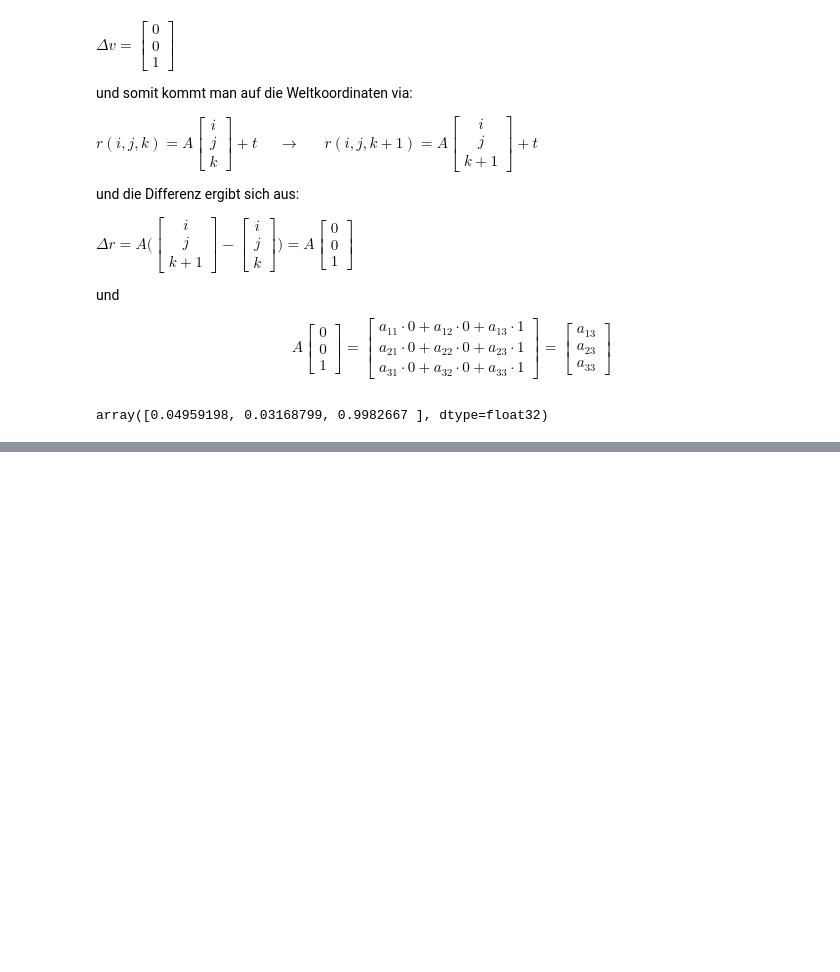
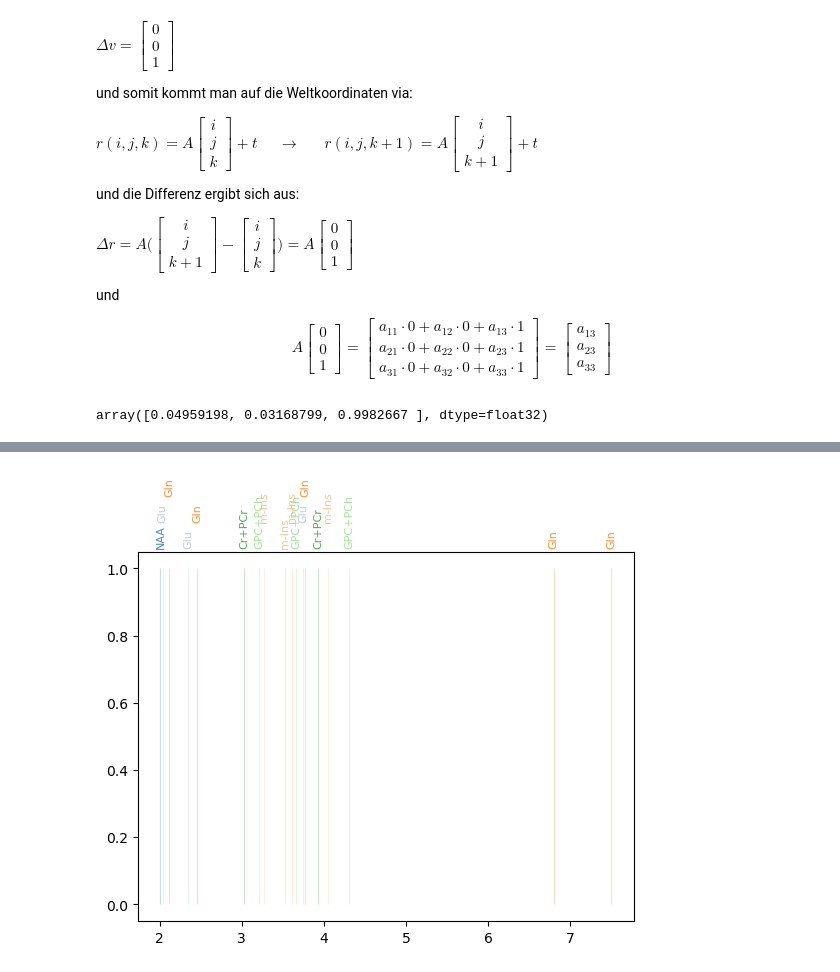
Before and after one commit to MRSI-HFMR-Group-Vienna/Synthetic_MRSI, a Jupyter notebook: code/Untitled.ipynb, the cells around one changed output, grey strips where cells are left out. Cells and saved outputs as stored; diff of their text form; code cells hidden in the pictures; blank space fills up the shorter version.

```diff
--- a/code/Untitled.ipynb
+++ b/code/Untitled.ipynb
@@ -189,0 +236,57 @@ array([0.04959198, 0.03168799, 0.9982667 ], dtype=float32)
+# %%
+import matplotlib.pyplot as plt
+import numpy as np
+
+ax = plt.gca()
+
+metabs = list(data["metabolites"].keys())
+cmap = plt.get_cmap("tab20")
+color_map = {m: cmap(i % cmap.N) for i, m in enumerate(metabs)}
+
+# --- your vlines ---
+y0, y1 = ax.get_ylim()
+ymin, ymax = (y0, y1) if y0 < y1 else (y1, y0)
+
+labels = []  # collect (x, text, kwargs)
+for m in metabs:
+    ppms = data["metabolites"][m]["ppm"]
+    col = color_map[m]
+
+    ax.vlines(ppms, ymin=ymin, ymax=ymax,
+              colors=col, lw=0.8, alpha=0.25, zorder=0,
+              label="_nolegend_")
+
+    for x in ppms:
+        labels.append((x, m, dict(color=col, alpha=0.85, fontsize=8,
+                                  rotation=90, va="bottom", ha="center",
+                                  clip_on=False)))
+
+# --- collision-aware label stacking above the plot ---
+fig = ax.figure
+fig.canvas.draw()  # needed so transforms are correct
+
+# how much x-distance corresponds to N pixels (controls spacing)
+min_px = 10
+inv = ax.transData.inverted()
+dx = inv.transform((min_px, 0))[0] - inv.transform((0, 0))[0]
+
+n_rows = 6                 # increase if you still see collisions
+y_base = 1.01              # just above the axes
+y_step = 0.07              # row spacing (in axes fraction)
+
+last_x_in_row = [-np.inf] * n_rows
+
+for x, txt, kw in sorted(labels, key=lambda t: t[0]):
+    for r in range(n_rows):
+        if x - last_x_in_row[r] >= dx:
+            ax.text(x, y_base + r * y_step, txt,
+                    transform=ax.get_xaxis_transform(),  # x in data, y in axes fraction
+                    **kw)
+            last_x_in_row[r] = x
+            break
+    # else: if no row fits, you can skip or force into last row; currently it just drops through
+
+# If you want, keep your y-limits; labels won’t depend on them anymore
+# ax.set_ylim(0, 1)
+# %% [output]
+[figure, added]
```
Also changed, not shown: parts of 12 cells of this notebook, 3 other files.
